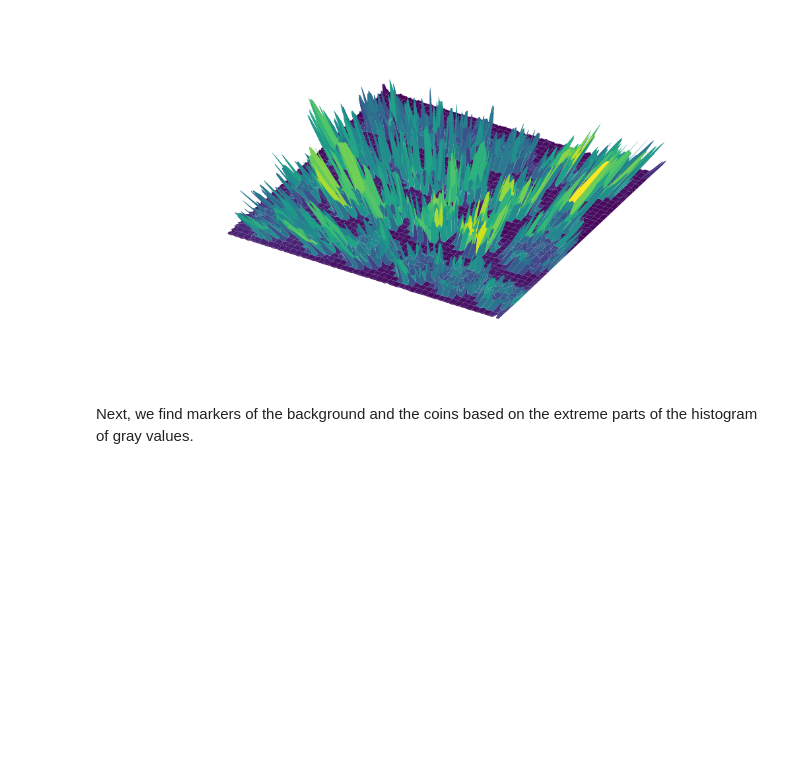
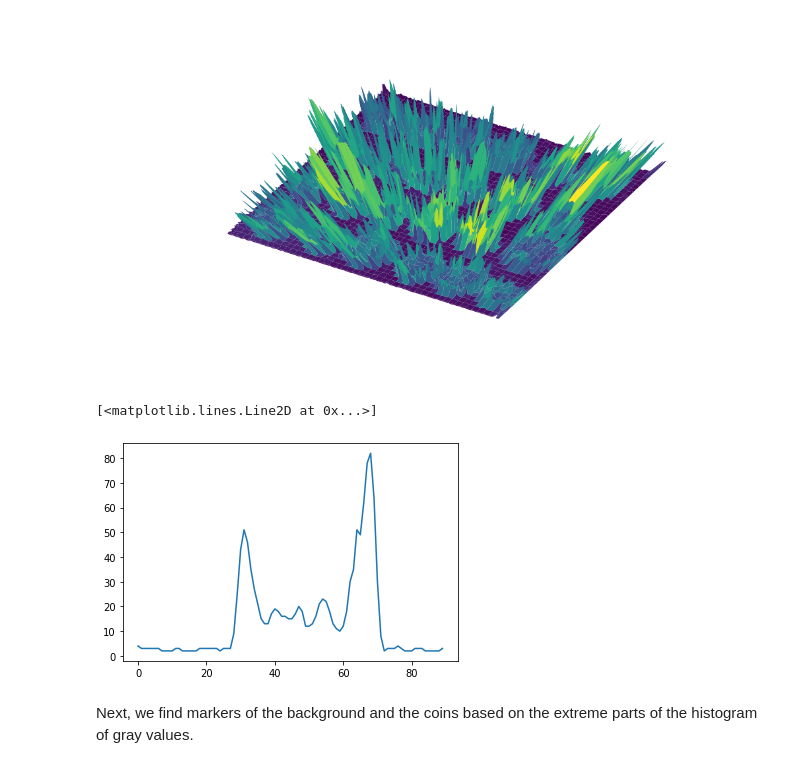
Before and after one commit to uw-cheme599/uw-cheme599.github.io, a Jupyter notebook: Wi20_content/segmentation_example.ipynb, the cells around one changed output. Cells and saved outputs as stored; diff of their text form; code cells hidden in the pictures; blank space fills up the shorter version.

```diff
--- a/Wi20_content/segmentation_example.ipynb
+++ b/Wi20_content/segmentation_example.ipynb
@@ -125,6 +139,11 @@ ax.set_zlim([0, 30])
 ax.view_init(85, 30)
 # %% [output]
 [figure]
+# %%
+plt.plot(elevation_map[75:165, 200])
+# %% [output]
+[<matplotlib.lines.Line2D at 0x...>]
+[figure, added]
 # %% [markdown]
 Next, we find markers of the background and the coins based on the extreme parts of the histogram of gray values.
 # %%
```
Also changed, not shown: parts of 6 cells of this notebook, 1 other file.
